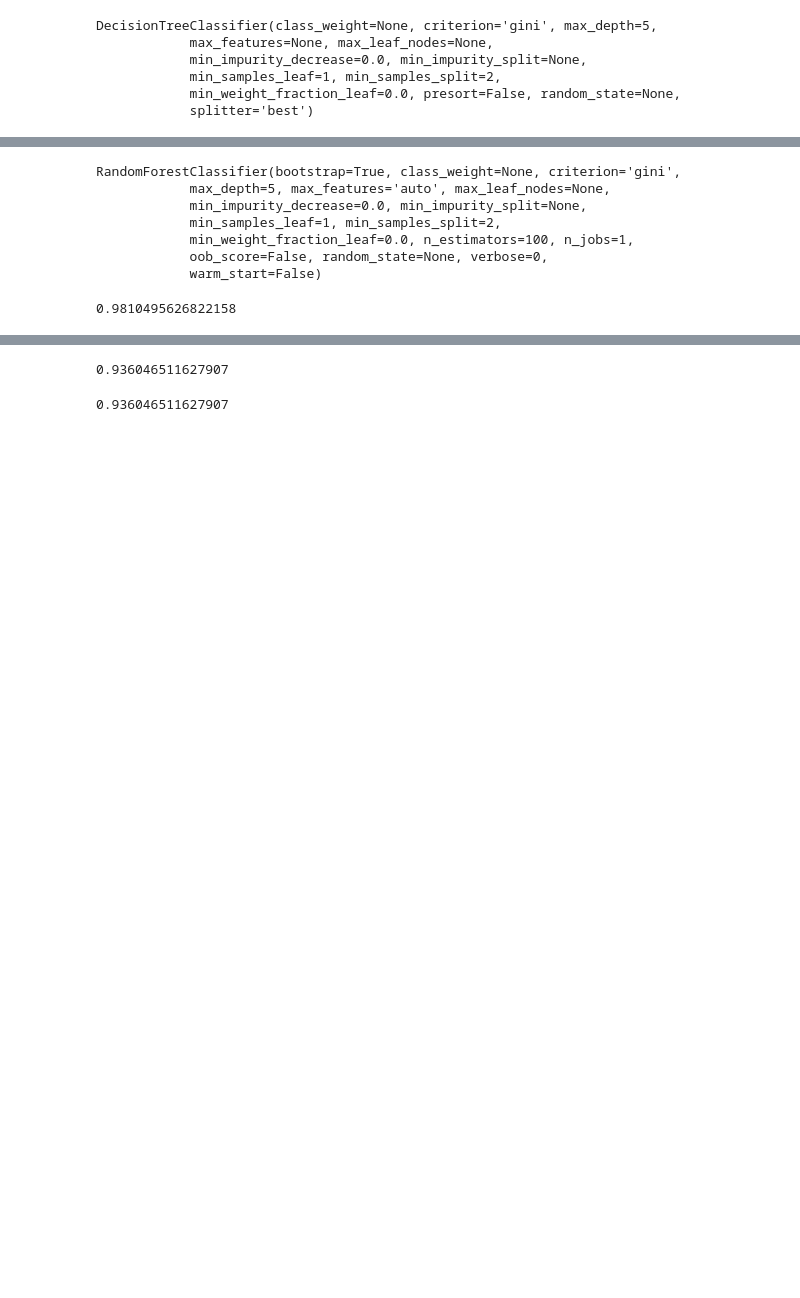
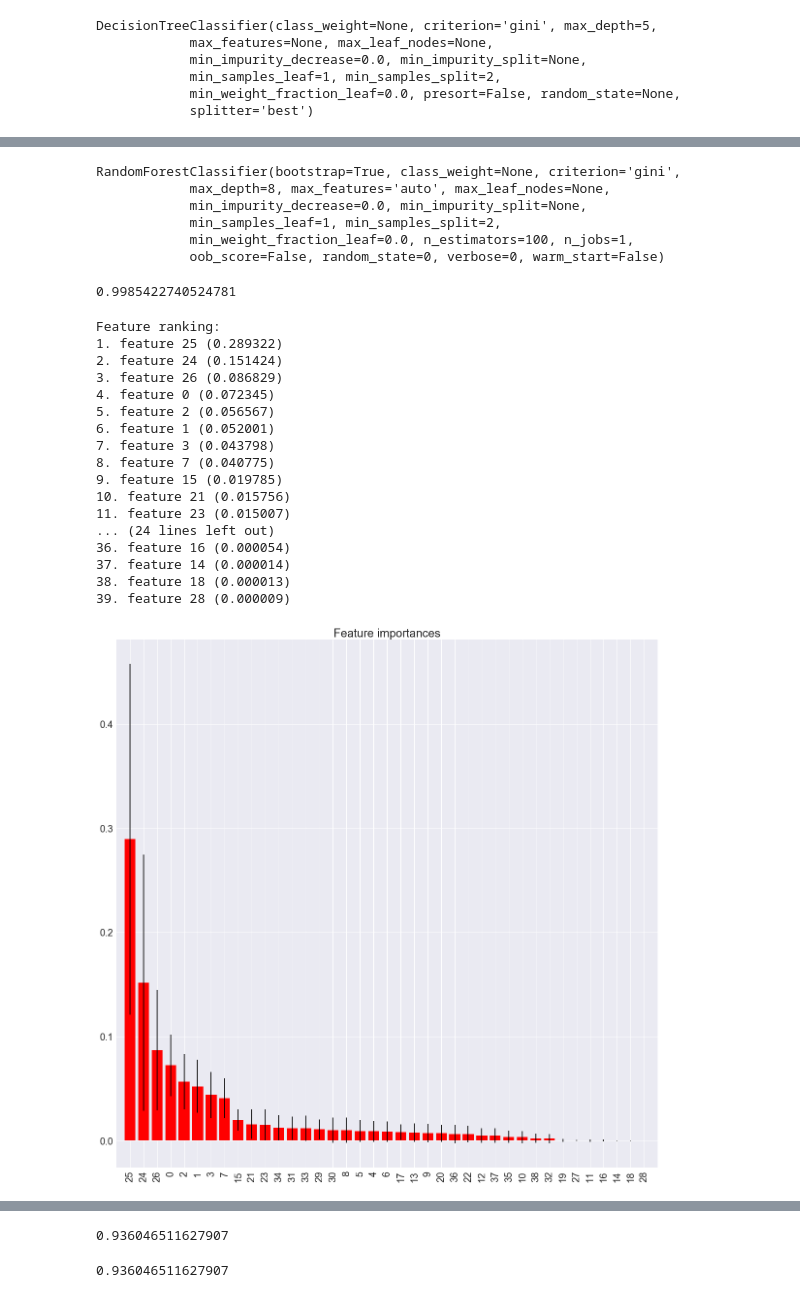
Before and after one commit to giorosati/dsc-3-final-project-online-ds-pt-100118, a Jupyter notebook: student.ipynb, the cells around one changed output, grey strips where cells are left out. Cells and saved outputs as stored; diff of their text form; code cells hidden in the pictures; blank space fills up the shorter version.

```diff
--- a/student.ipynb
+++ b/student.ipynb
@@ -835,17 +848,67 @@ Testing Accuracy for Decision Tree Classifier: 92.44%
-# %%
-# random forest
-forest = RandomForestClassifier(n_estimators=100, max_depth= 5)
-forest.fit(X_train, y_train)
-# %% [output]
-RandomForestClassifier(bootstrap=True, class_weight=None, criterion='gini',
-            max_depth=5, max_features='auto', max_leaf_nodes=None,
-            min_impurity_decrease=0.0, min_impurity_split=None,
-            min_samples_leaf=1, min_samples_split=2,
-            min_weight_fraction_leaf=0.0, n_estimators=100, n_jobs=1,
-            oob_score=False, random_state=None, verbose=0,
-            warm_start=False)
+# %%
+# random forest
+
+# forest = RandomForestClassifier(n_estimators=100, max_depth= 5, random_state=0)  #score: .9825
+forest = RandomForestClassifier(n_estimators=100, max_depth= 8, random_state=0)  #score: .9985
+# forest = RandomForestClassifier(n_estimators=70, max_depth= 8, random_state=0)  #score: .9971
+# forest = RandomForestClassifier(n_estimators=200, max_depth= 8, random_state=0)  #score: .9971
+
+forest.fit(X_train_scaled, y_train)
+# %% [output]
+RandomForestClassifier(bootstrap=True, class_weight=None, criterion='gini',
+            max_depth=8, max_features='auto', max_leaf_nodes=None,
+            min_impurity_decrease=0.0, min_impurity_split=None,
+            min_samples_leaf=1, min_samples_split=2,
+            min_weight_fraction_leaf=0.0, n_estimators=100, n_jobs=1,
+            oob_score=False, random_state=0, verbose=0, warm_start=False)
 # %%
-forest.score(X_train, y_train)
+forest.score(X_train_scaled, y_train)
 # %% [output]
-0.9810495626822158
+0.9985422740524781
+# %%
+# test using random forest to determine feature importance
+from sklearn.ensemble import ExtraTreesClassifier
+
+forest = ExtraTreesClassifier(n_estimators=250,
+                              random_state=0)
+
+forest.fit(X_train_scaled, y_train)
+importances = forest.feature_importances_
+std = np.std([tree.feature_importances_ for tree in forest.estimators_],
+             axis=0)
+indices = np.argsort(importances)[::-1]
+
+# Print the feature ranking
+print("Feature ranking:")
+
+for f in range(X.shape[1]):
+    print("%d. feature %d (%f)" % (f + 1, indices[f], importances[indices[f]]))
+
+# Plot the feature importances of the forest
+plt.figure(figsize=(20,20))
+plt.title("Feature importances")
+plt.bar(range(X_train_scaled.shape[1]), importances[indices],
+       color="r", yerr=std[indices], align="center")
+plt.xticks(range(X_train_scaled.shape[1]), indices, rotation=90)
+plt.xlim([-1, X_train_scaled.shape[1]])
+plt.show()
+# %% [output]
+Feature ranking:
+1. feature 25 (0.289322)
+2. feature 24 (0.151424)
+3. feature 26 (0.086829)
+4. feature 0 (0.072345)
+5. feature 2 (0.056567)
+6. feature 1 (0.052001)
+7. feature 3 (0.043798)
+8. feature 7 (0.040775)
+9. feature 15 (0.019785)
+10. feature 21 (0.015756)
+11. feature 23 (0.015007)
+... (24 lines left out)
+36. feature 16 (0.000054)
+37. feature 14 (0.000014)
+38. feature 18 (0.000013)
+39. feature 28 (0.000009)
+[figure, added]
 # %%
```
Also changed, not shown: parts of 19 cells of this notebook.
